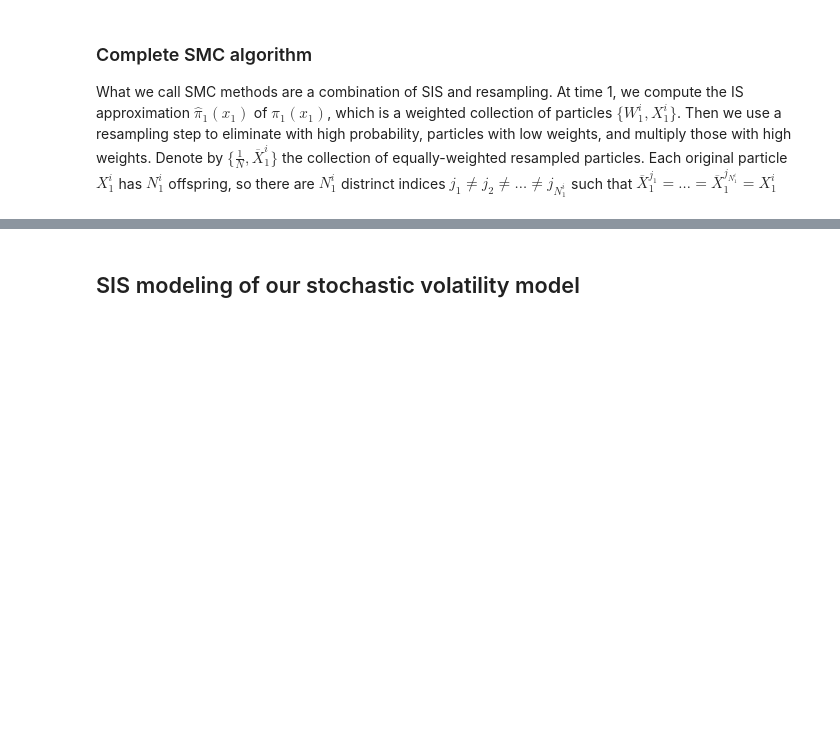
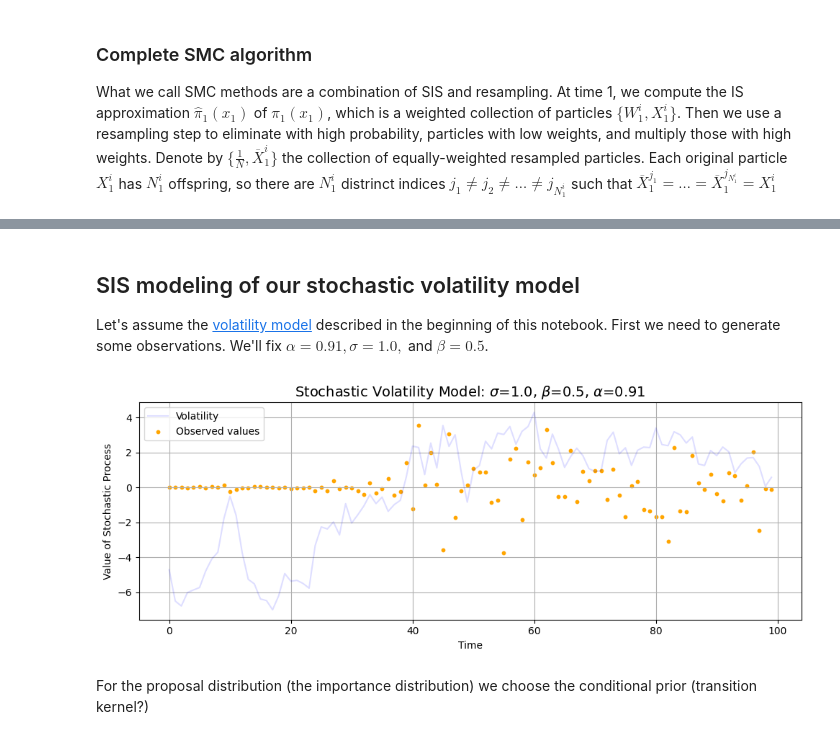
Before and after one commit to jma02/smc-volatility, a Jupyter notebook: volatility-model.ipynb, the cells around one changed output, grey strips where cells are left out. Drawn from its saved outputs; the diff is of its cells as text; code cells hidden in the pictures; blank space fills up the shorter version.

Commit message:
my kernel feels slow, bad omen for pigeons. saving now.

```diff
--- a/volatility-model.ipynb
+++ b/volatility-model.ipynb
@@ -538,2 +675,38 @@ when the entropy is below a given threshold.
 # %% [markdown]
 ## SIS modeling of our stochastic volatility model
+Let's assume the [volatility model](#Stochastic-volatility-model-described-in-Doucet's-SMC-tutorial) described in the beginning of this notebook.
+First we need to generate some observations. We'll fix $\alpha = 0.91, \sigma = 1.0,$ and
+ $\beta = 0.5$.
+# %%
+n = 100
+hidden_X = [0] * n
+Y = [0] * n
+
+sigma = 1.0
+beta = 0.5
+alpha = 0.91
+
+hidden_X[0] = np.random.normal(0, sigma / (1 - alpha))
+Y[0] = beta * np.exp(hidden_X[0] / 2) * np.random.normal(0, 1)
+
+for t in range(1, n):
+    hidden_X[t] = alpha * hidden_X[t - 1] + sigma * np.random.normal(0, 1)
+    Y[t] = beta * np.exp(hidden_X[t] / 2) * np.random.normal(0, 1)
+
+fig, ax = plt.subplots(figsize=(10, 4))
+
+ax.plot(hidden_X, label='Volatility', color='blue', alpha=0.13)
+ax.scatter(range(n), Y, label='Observed values', color='orange', s=10, alpha=1.0)
+
+ax.set_title(rf'Stochastic Volatility Model: $\sigma$={sigma}, $\beta$={beta}, $\alpha$={alpha}', fontsize=14)
+ax.set_xlabel('Time')
+ax.set_ylabel('Value of Stochastic Process')
+ax.legend()
+ax.grid(True)
+
+plt.tight_layout()
+plt.show()
+# %% [output]
+[figure, added]
+# %% [markdown]
+For the proposal distribution (the importance distribution) we choose the conditional prior (transition kernel?)
```
Also changed, not shown: parts of 13 cells of this notebook.
